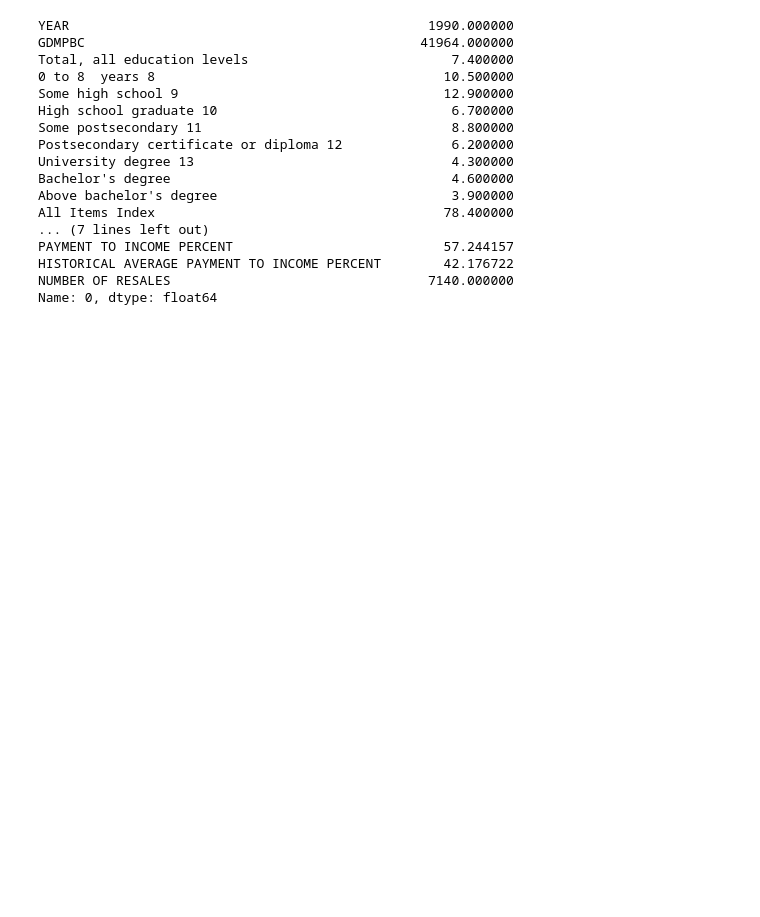
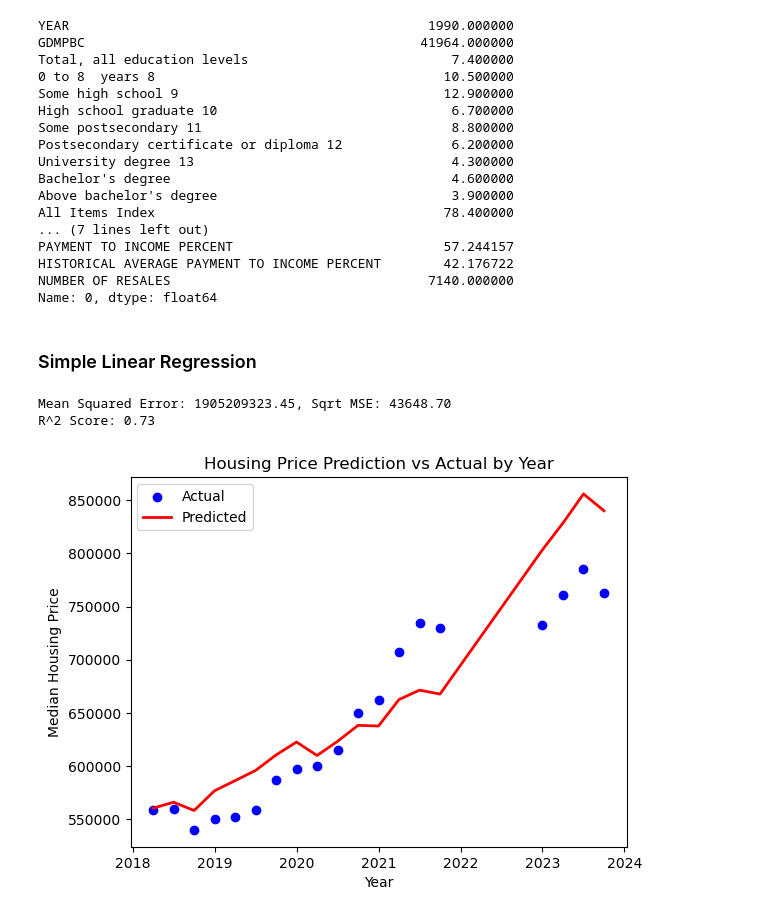
Before and after one commit to NgZiXin/CMPT310, a Jupyter notebook: proj.ipynb, the cells around one changed output. Saved outputs shown, nothing was run; the diff lists cells and outputs as text; code cells hidden in the pictures; blank space fills up the shorter version.

Commit message:
simple LR

```diff
--- a/proj.ipynb
+++ b/proj.ipynb
@@ -126,3 +131,48 @@ PAYMENT TO INCOME PERCENT                           57.244157
 HISTORICAL AVERAGE PAYMENT TO INCOME PERCENT        42.176722
 NUMBER OF RESALES                                 7140.000000
 Name: 0, dtype: float64
+# %% [markdown]
+### Simple Linear Regression
+# %%
+from sklearn.linear_model import LinearRegression
+from sklearn.metrics import mean_squared_error, r2_score
+
+# for simplicity, just keep one housing type (all housing types)
+df_lr = df_merged[df_merged['HOUSING TYPE'] == 3]
+df_lr = df_lr.drop(columns=['HOUSING TYPE'])
+df_lr = df_lr.dropna()
+
+# merge year and quarter into a single feature (doing this lowered r2 score :/)
+df_lr['YEAR'] = df_lr['YEAR'] + (df_lr['QUARTER'] - 1) * 0.25
+df_lr = df_lr.drop(columns=['QUARTER'])
+
+# lets try to predict housing price for years > 2018
+df_train = df_lr[df_lr['YEAR'] <= 2018]
+df_test = df_lr[df_lr['YEAR'] > 2018]
+
+LR_model = LinearRegression()
+LR_model.fit(df_train.drop(columns=['MEDIAN HOUSING PRICE']), df_train['MEDIAN HOUSING PRICE'])
+
+y_pred = LR_model.predict(df_test.drop(columns=['MEDIAN HOUSING PRICE']))
+
+mse = mean_squared_error(df_test['MEDIAN HOUSING PRICE'], y_pred)
+r2 = r2_score(df_test['MEDIAN HOUSING PRICE'], y_pred)
+print(f'Mean Squared Error: {mse:.2f}, Sqrt MSE: {np.sqrt(mse):.2f}')
+print(f'R^2 Score: {r2:.2f}')
+# %% [output]
+Mean Squared Error: 1905209323.45, Sqrt MSE: 43648.70
+R^2 Score: 0.73
+# %%
+import matplotlib.pyplot as plt
+
+# plot for actual values & predicted values
+plt.scatter(df_test['YEAR'], df_test['MEDIAN HOUSING PRICE'], color='blue', label='Actual')
+plt.plot(df_test['YEAR'], y_pred, color='red', linewidth=2, label='Predicted')
+
+plt.xlabel('Year')
+plt.ylabel('Median Housing Price')
+plt.title('Housing Price Prediction vs Actual by Year')
+plt.legend()
+plt.show()
+# %% [output]
+[figure, added]
```
Also changed, not shown: parts of 2 cells of this notebook.
